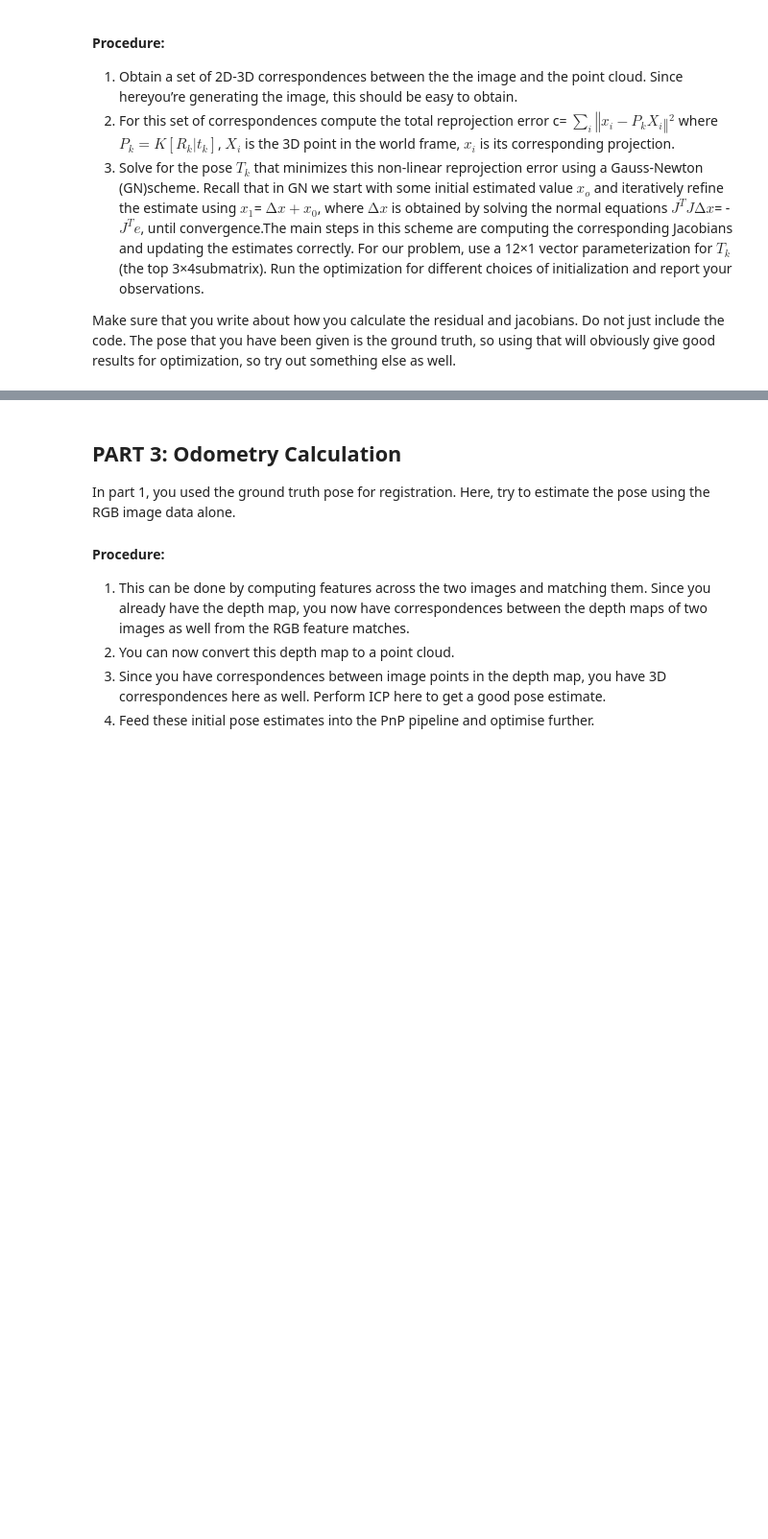
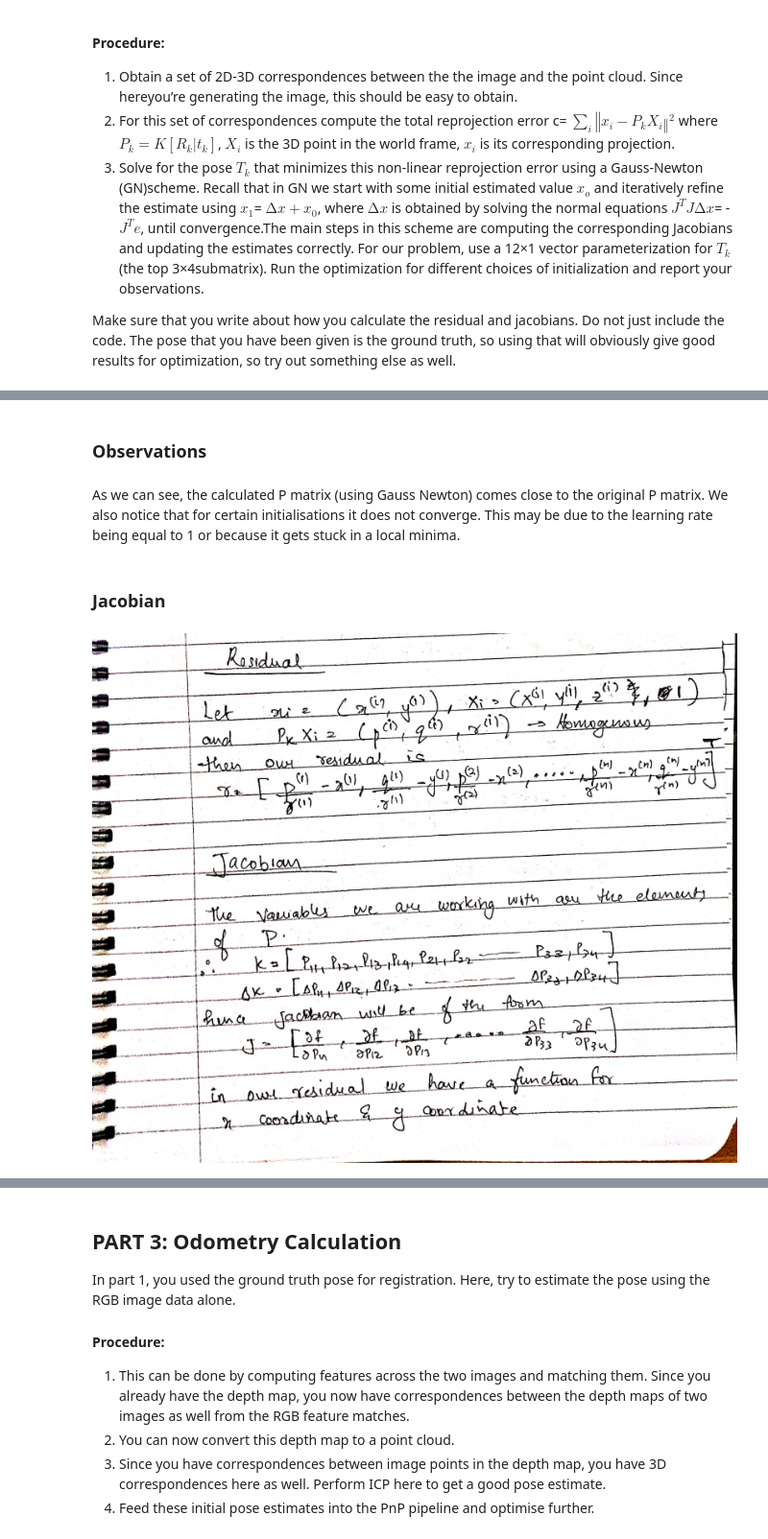
Before and after one commit to aravind-3105/Stereo-Reconstruction-PnP-and-Bundle-Adjustment, a Jupyter notebook: questions/StereoSLAM.ipynb, the cells around one changed output, grey strips where cells are left out. Shown at 96% size. Saved outputs shown, nothing was run; the diff lists cells and outputs as text; code cells hidden in the pictures; blank space fills up the shorter version.

```diff
--- a/questions/StereoSLAM.ipynb
+++ b/questions/StereoSLAM.ipynb
@@ -428,0 +419,11 @@ Optimised projection matrix using Gauss Newton is
+# %% [markdown]
+### Observations
+# %% [markdown]
+As we can see, the calculated P matrix (using Gauss Newton) comes close to the original P matrix. We also notice that for certain initialisations it does not converge. This may be due to the learning rate being equal to 1 or because it gets stuck in a local minima.
+# %% [markdown]
+### Jacobian
+# %%
+from IPython import display
+display.Image("./jacobian1.jpeg")
+# %% [output]
+[figure, added]
```
Also changed, not shown: parts of 12 cells of this notebook, 4 other files.
